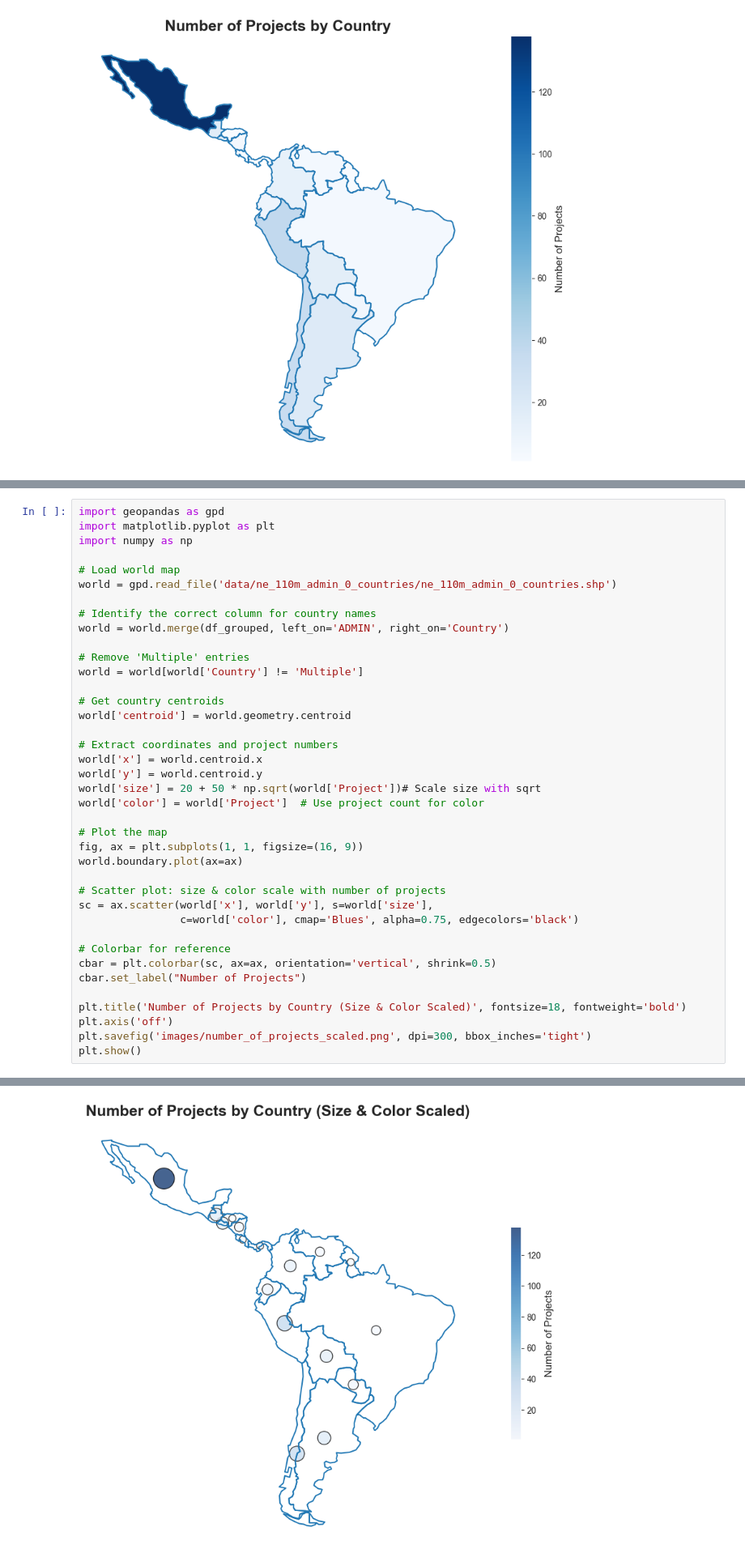
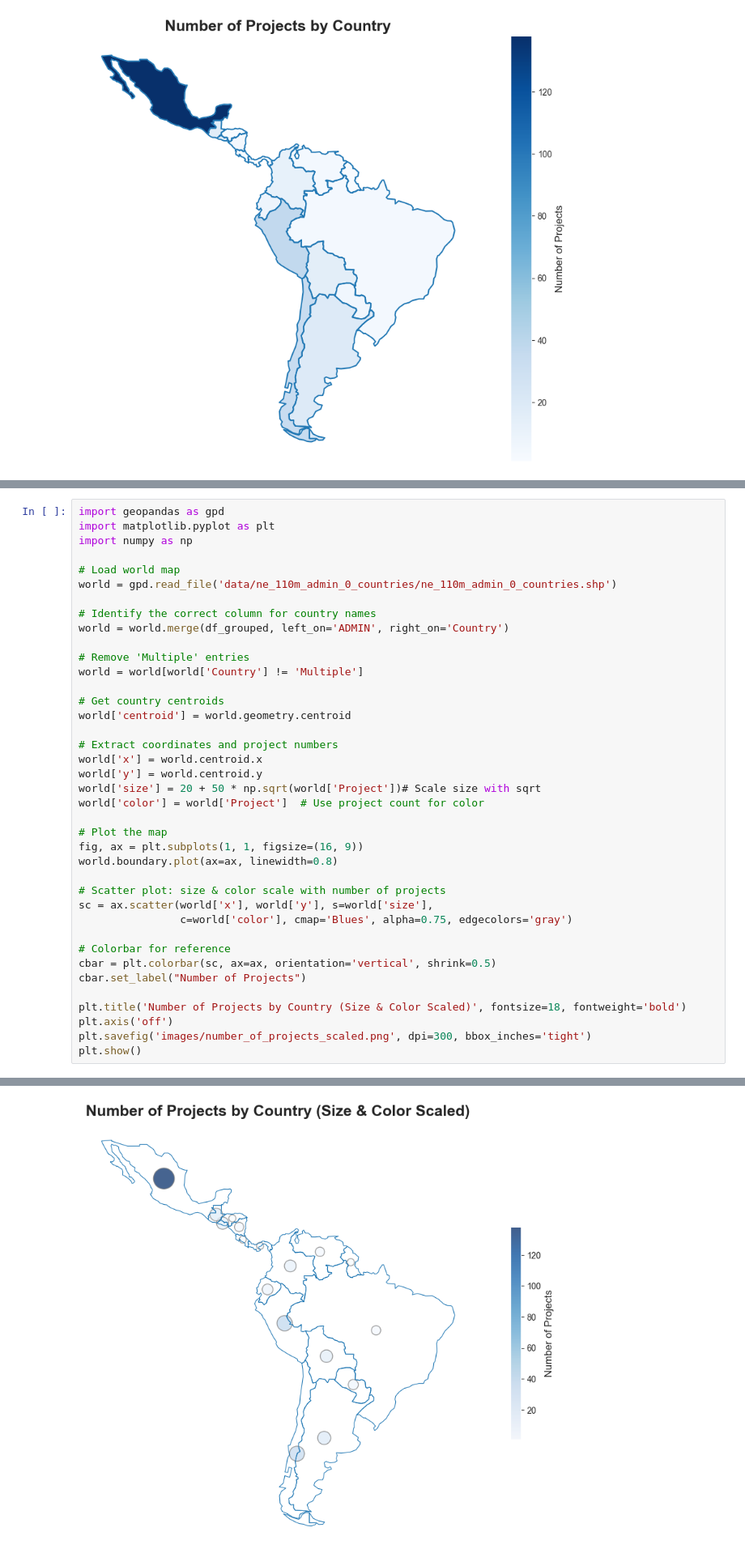
Before and after one commit to Instituto-Pulso-PUCP/revitalizacion-linguistica-latam, a Jupyter notebook: Visualizacion.ipynb, the cells around one changed output, grey strips where cells are left out. Shown at 81% size. Cells and saved outputs as stored; diff of their text form.

Commit message:
Changes in linewidth

```diff
--- a/Visualizacion.ipynb
+++ b/Visualizacion.ipynb
@@ -284,36 +284,36 @@ world = world[world['Country'] != 'Multiple']
 
 # Get country centroids
 world['centroid'] = world.geometry.centroid
 
 # Extract coordinates and project numbers
 world['x'] = world.centroid.x
 world['y'] = world.centroid.y
 world['size'] = 20 + 50 * np.sqrt(world['Project'])# Scale size with sqrt
 world['color'] = world['Project']  # Use project count for color
 
 # Plot the map
 fig, ax = plt.subplots(1, 1, figsize=(16, 9))
-world.boundary.plot(ax=ax)
+world.boundary.plot(ax=ax, linewidth=0.8)
 
 # Scatter plot: size & color scale with number of projects
 sc = ax.scatter(world['x'], world['y'], s=world['size'],
-                c=world['color'], cmap='Blues', alpha=0.75, edgecolors='black')
+                c=world['color'], cmap='Blues', alpha=0.75, edgecolors='gray')
 
 # Colorbar for reference
 cbar = plt.colorbar(sc, ax=ax, orientation='vertical', shrink=0.5)
 cbar.set_label("Number of Projects")
 
 plt.title('Number of Projects by Country (Size & Color Scaled)', fontsize=18, fontweight='bold')
 plt.axis('off')
 plt.savefig('images/number_of_projects_scaled.png', dpi=300, bbox_inches='tight')
 plt.show()
 # %% [output]
   world['centroid'] = world.geometry.centroid
 
   world['x'] = world.centroid.x
 
   world['y'] = world.centroid.y
-[figure, old version]
+[figure, new version]
 # %% [markdown]
 ## Projects by country and origin
 # %%
```
Also changed, not shown: parts of 1 cell of this notebook.
